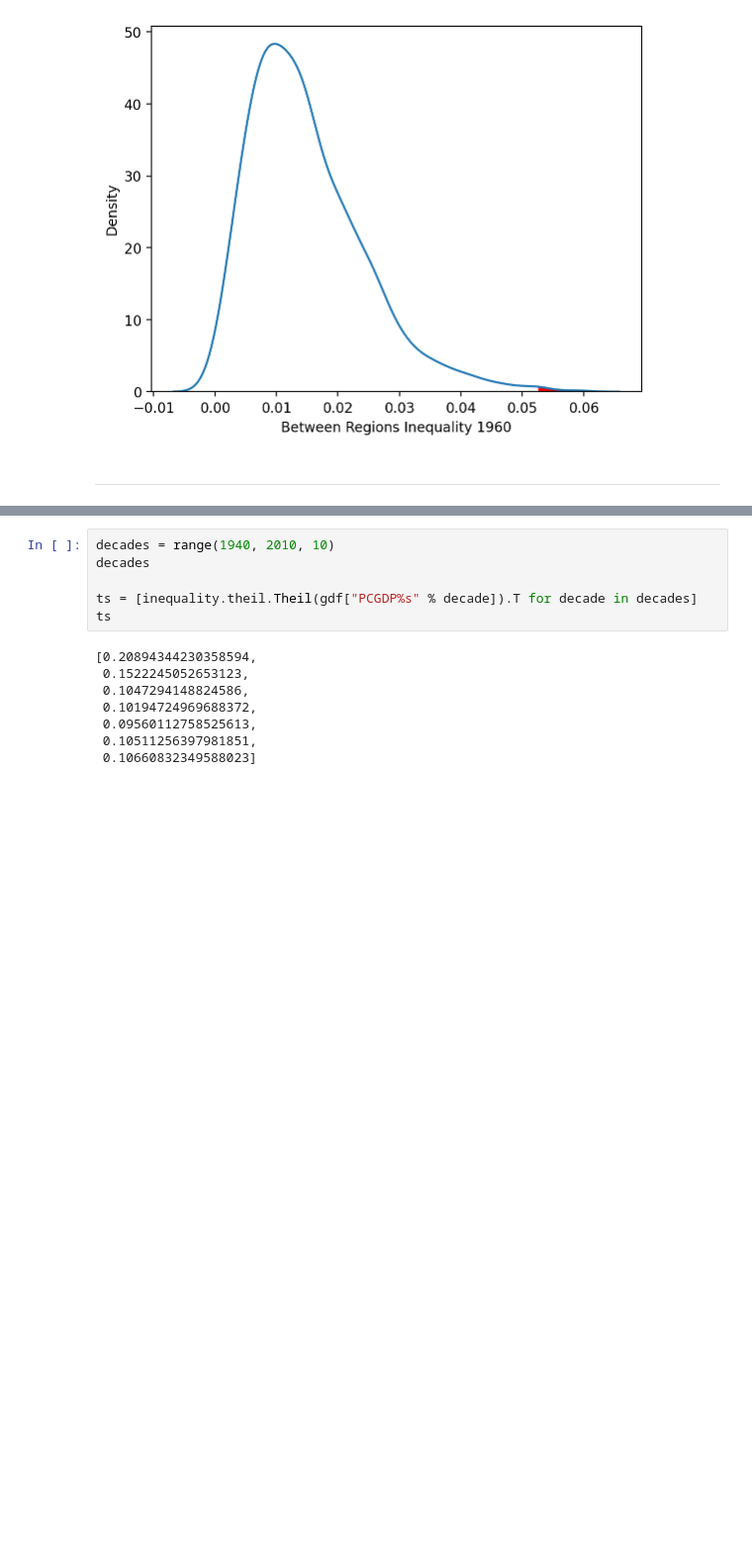
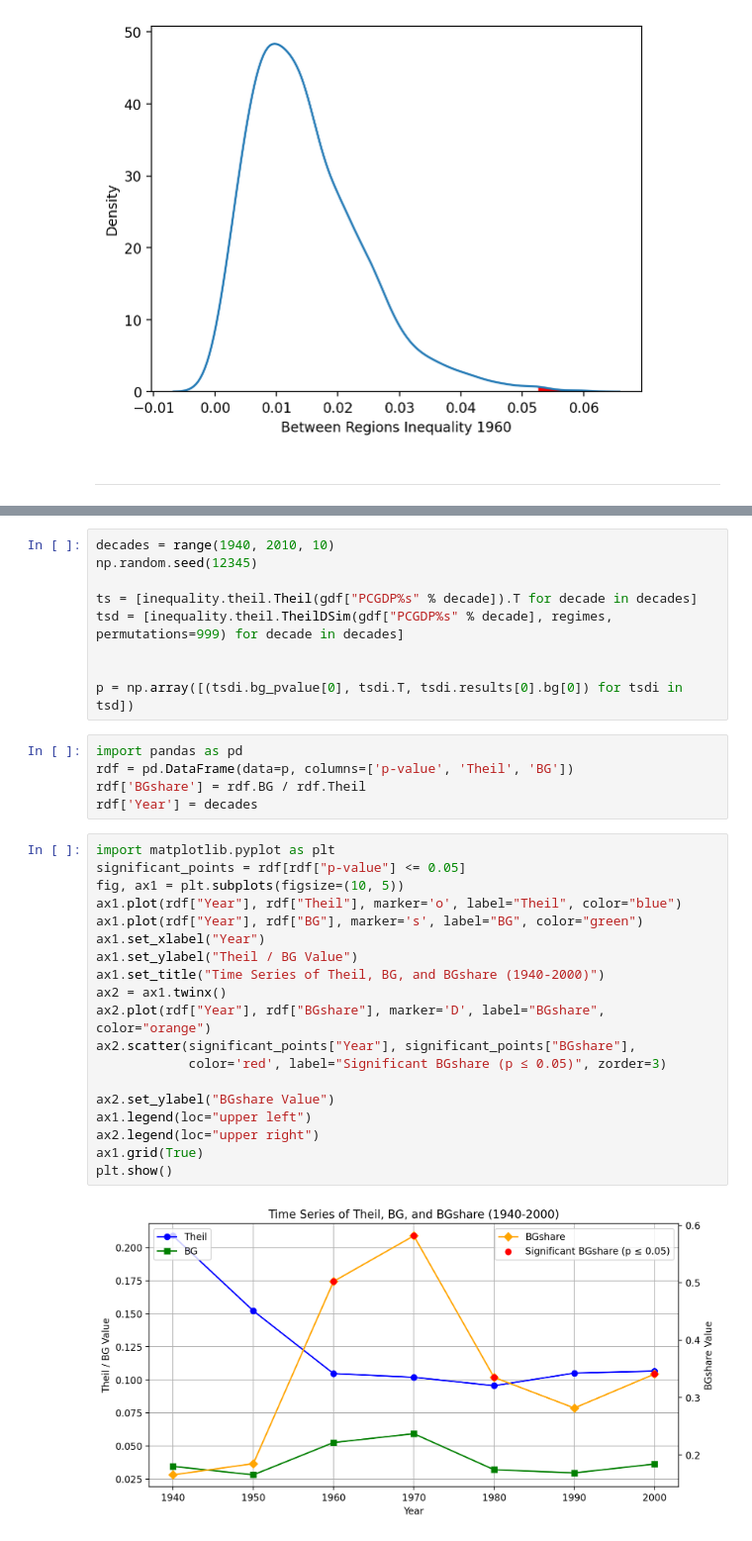
Before and after one commit to pysal/inequality, a Jupyter notebook: docs/user-guide/measure/theil.ipynb, the cells around one changed output, grey strips where cells are left out. Shown at 99% size. Saved outputs shown, nothing was run; the diff lists cells and outputs as text; blank space fills up the shorter version.

```diff
--- a/docs/user-guide/measure/theil.ipynb
+++ b/docs/user-guide/measure/theil.ipynb
@@ -173,14 +240,35 @@ plt.xlabel("Between Regions Inequality 1960");
 # %%
 decades = range(1940, 2010, 10)
-decades
+np.random.seed(12345)
 
 ts = [inequality.theil.Theil(gdf["PCGDP%s" % decade]).T for decade in decades]
-ts
+tsd = [inequality.theil.TheilDSim(gdf["PCGDP%s" % decade], regimes, permutations=999) for decade in decades]
+
+
+p = np.array([(tsdi.bg_pvalue[0], tsdi.T, tsdi.results[0].bg[0]) for tsdi in tsd])
-# %% [output]
-[0.20894344230358594,
- 0.1522245052653123,
- 0.1047294148824586,
- 0.10194724969688372,
- 0.09560112758525613,
- 0.10511256397981851,
- 0.10660832349588023]
+# %%
+import pandas as pd
+rdf = pd.DataFrame(data=p, columns=['p-value', 'Theil', 'BG'])
+rdf['BGshare'] = rdf.BG / rdf.Theil
+rdf['Year'] = decades
+# %%
+import matplotlib.pyplot as plt
+significant_points = rdf[rdf["p-value"] <= 0.05]
+fig, ax1 = plt.subplots(figsize=(10, 5))
+ax1.plot(rdf["Year"], rdf["Theil"], marker='o', label="Theil", color="blue")
+ax1.plot(rdf["Year"], rdf["BG"], marker='s', label="BG", color="green")
+ax1.set_xlabel("Year")
+ax1.set_ylabel("Theil / BG Value")
+ax1.set_title("Time Series of Theil, BG, and BGshare (1940-2000)")
+ax2 = ax1.twinx()
+ax2.plot(rdf["Year"], rdf["BGshare"], marker='D', label="BGshare", color="orange")
+ax2.scatter(significant_points["Year"], significant_points["BGshare"],
+            color='red', label="Significant BGshare (p ≤ 0.05)", zorder=3)
+
+ax2.set_ylabel("BGshare Value")
+ax1.legend(loc="upper left")
+ax2.legend(loc="upper right")
+ax1.grid(True)
+plt.show()
+# %% [output]
+[figure, added]
```
Also changed, not shown: parts of 29 cells of this notebook, 1 other file.
